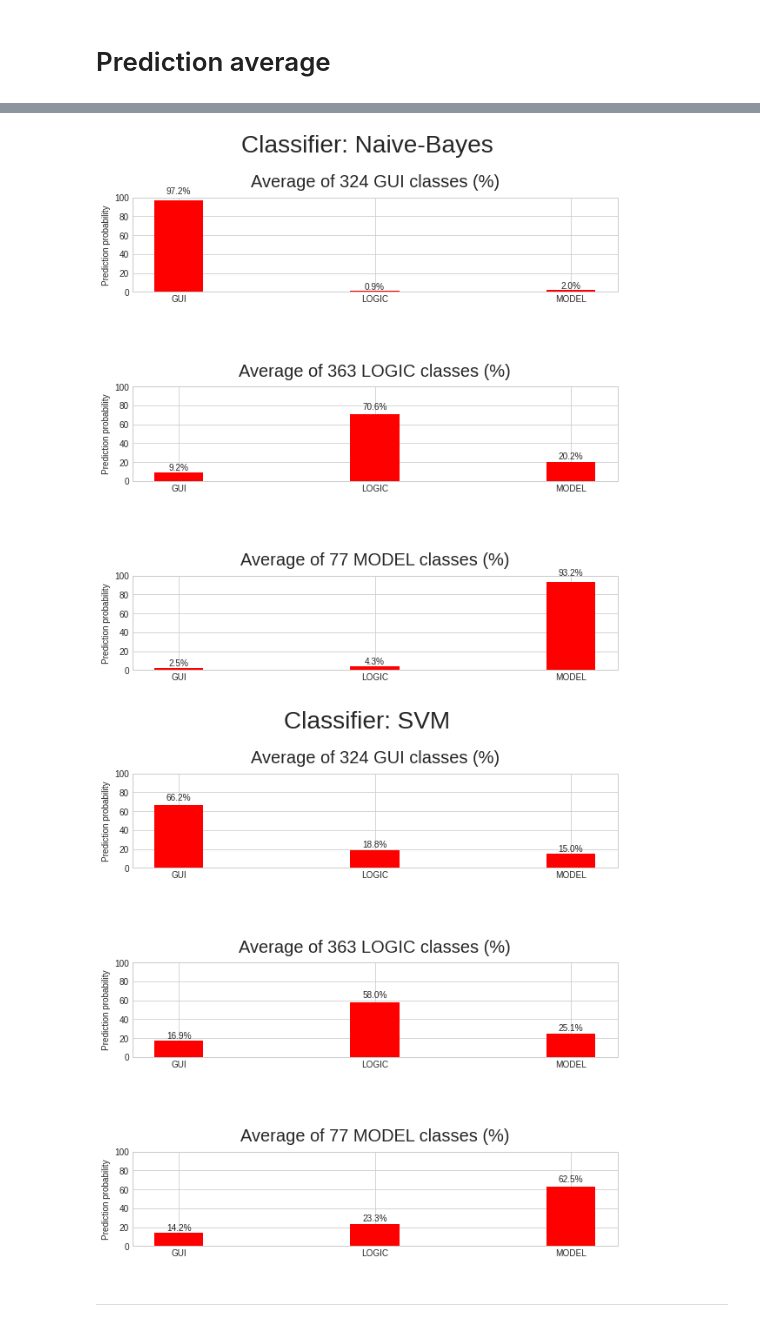
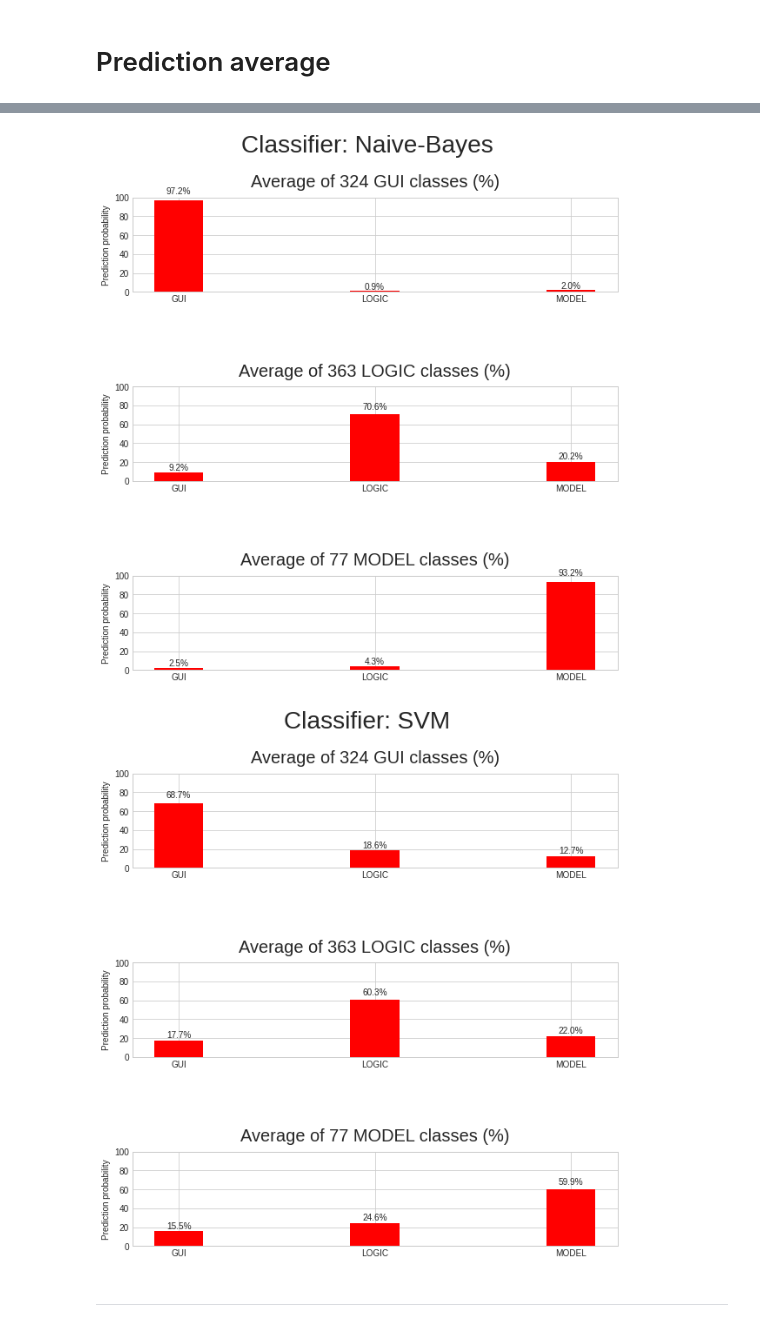
Before and after one commit to alexanderflorean/BSc-JavSoCoClassifier, a Jupyter notebook: jupyter/04_jabref_data_size_abs_num.ipynb, the cells around one changed output, grey strips where cells are left out. Cells and saved outputs as stored; diff of their text form; code cells hidden in the pictures.

```diff
--- a/jupyter/04_jabref_data_size_abs_num.ipynb
+++ b/jupyter/04_jabref_data_size_abs_num.ipynb
@@ -364,12 +350,18 @@ fold_quantity = 10
 feature_representation = CountVectorizer()
 # Train and gather evaluation metrics
 confusion_list = []
-df_sliced =  Eva.filter_unwanted_labels(basic_df, 'Label', ['PREF','GLOBALS', 'CLI'])
+df_sliced =  df_sliced = Utils.remove_concerns_under_quantity_threshold(basic_df, num_of_files)
 
 evaluate = Eva.Evaluation(df_sliced, feature_representation,fold_quantity,numberOfFiles= num_of_files)
 classifier_max_ent , metrics_max_ent = evaluate.evaluate_MaxEnt(type = 'custom')
 classifier_svm , metrics_svm = evaluate.evaluate_SVM(type = 'custom')
 classifier_naive, metrics_naive = evaluate.evaluate_Naive_Bayes(type = 'custom')
+
+metrics = {
+    'maxEnt': metrics_max_ent,
+    'SVM': metrics_svm,
+    'Naive': metrics_naive
+}
 # %% [markdown]
 # Evaluation
 ## Confusion matrix
@@ -405,13 +379,13 @@ plt.show()
 # %% [markdown]
 # Prediction average
 # %%
-metrics_max_ent.plot_predictionScoreAverage(classifier_max_ent)
-metrics_naive.plot_predictionScoreAverage(classifier_naive)
-metrics_svm.plot_predictionScoreAverage(classifier_svm)
+Graphs.plot_predictionScoreAverage(metrics_max_ent, classifier_max_ent)
+Graphs.plot_predictionScoreAverage(metrics_naive, classifier_naive)
+Graphs.plot_predictionScoreAverage(metrics_svm, classifier_svm)
 # %% [output]
 [figure]
 [figure]
-[figure, old version]
+[figure, new version]
 # %%
 maxEnt_accuracy_test2.append(metrics_max_ent.get_accuracy_score())
 svm_accuracy_test2.append(metrics_svm.get_accuracy_score())
```
Also changed, not shown: parts of 35 cells of this notebook, 4 other files.
